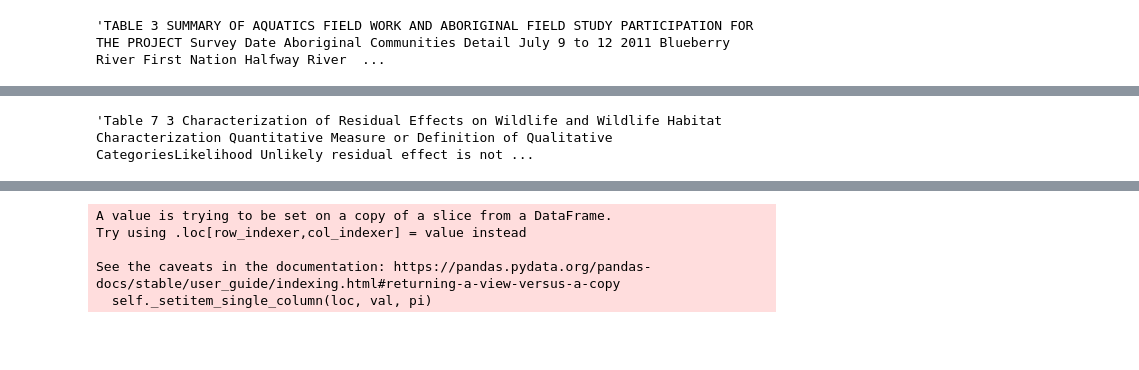
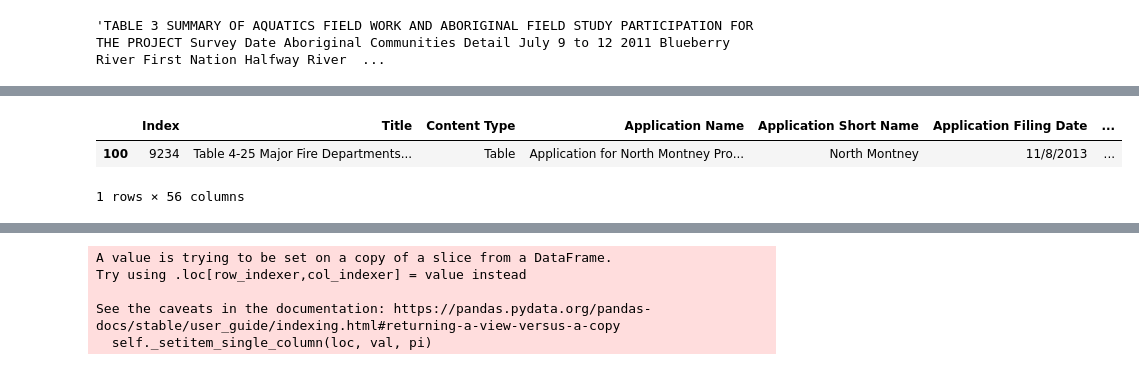
Before and after one commit to CER-REC/esa-data-bank_banque-donnees-ees, a Jupyter notebook: Codes/Section_05_VEC_Labeling_for_Tables/keywords_to_labels.ipynb, the cells around one changed output, grey strips where cells are left out. Drawn from its saved outputs; the diff is of its cells as text; code cells hidden in the pictures; blank space fills up the shorter version.

```diff
--- a/Codes/Section_05_VEC_Labeling_for_Tables/keywords_to_labels.ipynb
+++ b/Codes/Section_05_VEC_Labeling_for_Tables/keywords_to_labels.ipynb
@@ -227,0 +243,2 @@ See the caveats in the documentation: https://pandas.pydata.org/pandas-docs/stab
+# %%
+df.drop(columns=['text'], inplace=True)
@@ -228,7 +247,9 @@ See the caveats in the documentation: https://pandas.pydata.org/pandas-docs/stab
 # %%
-df.text.iloc[-1]
+df.iloc[100:101]
 # %% [output]
+|  | Index | Title | Content Type | Application Name | Application Short Name | Application Filing Date | ... |
+| 100 | 9234 | Table 4-25 Major Fire Departments... | Table | Application for North Montney Pro... | North Montney | 11/8/2013 | ... |
-'Table 7 3 Characterization of Residual Effects on Wildlife and Wildlife Habitat Characterization Quantitative Measure or Definition of Qualitative CategoriesLikelihood Unlikely residual effect is not ...
+1 rows × 56 columns
 # %%
 import time
 current_time = time.strftime('%Y-%m-%d_%H-%M-%S')
```
Also changed, not shown: parts of 14 cells of this notebook.
